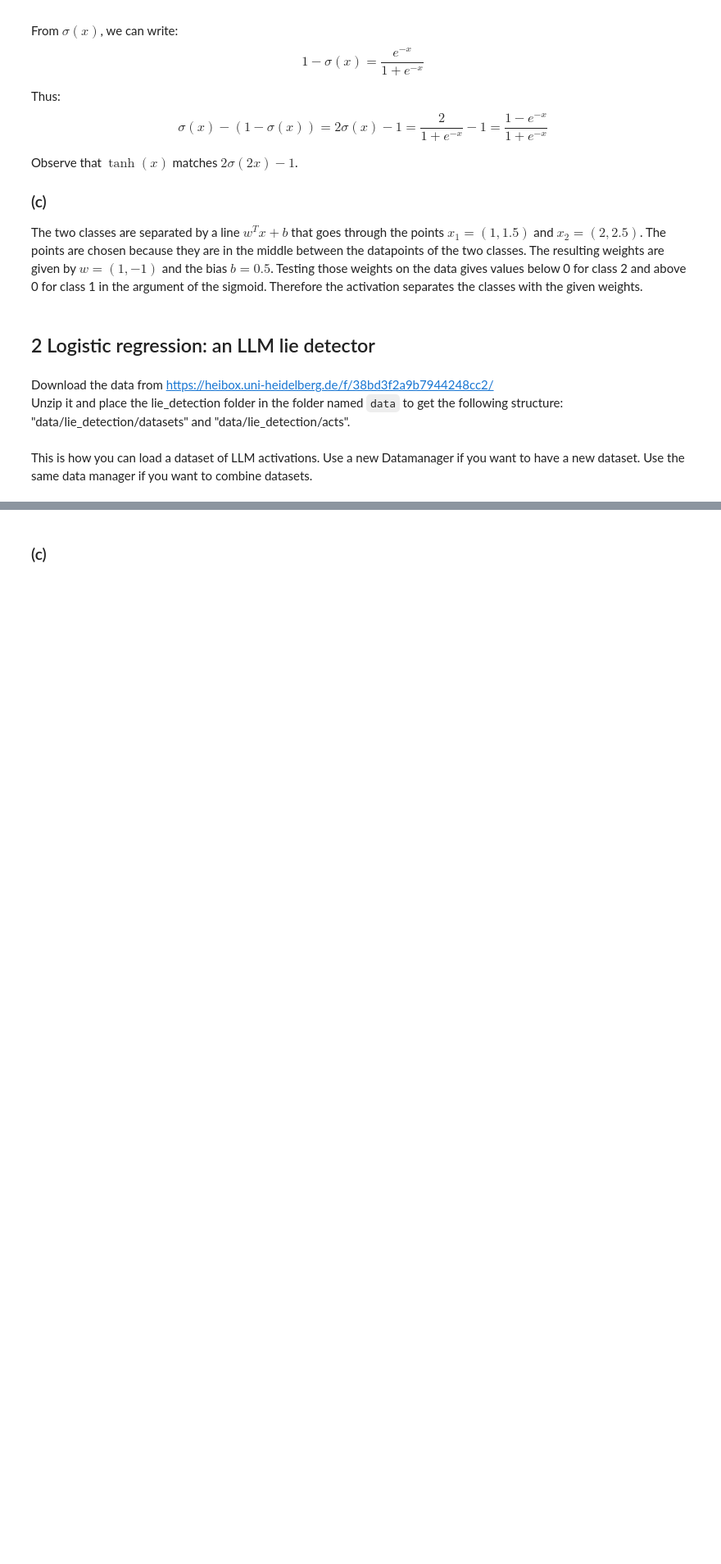
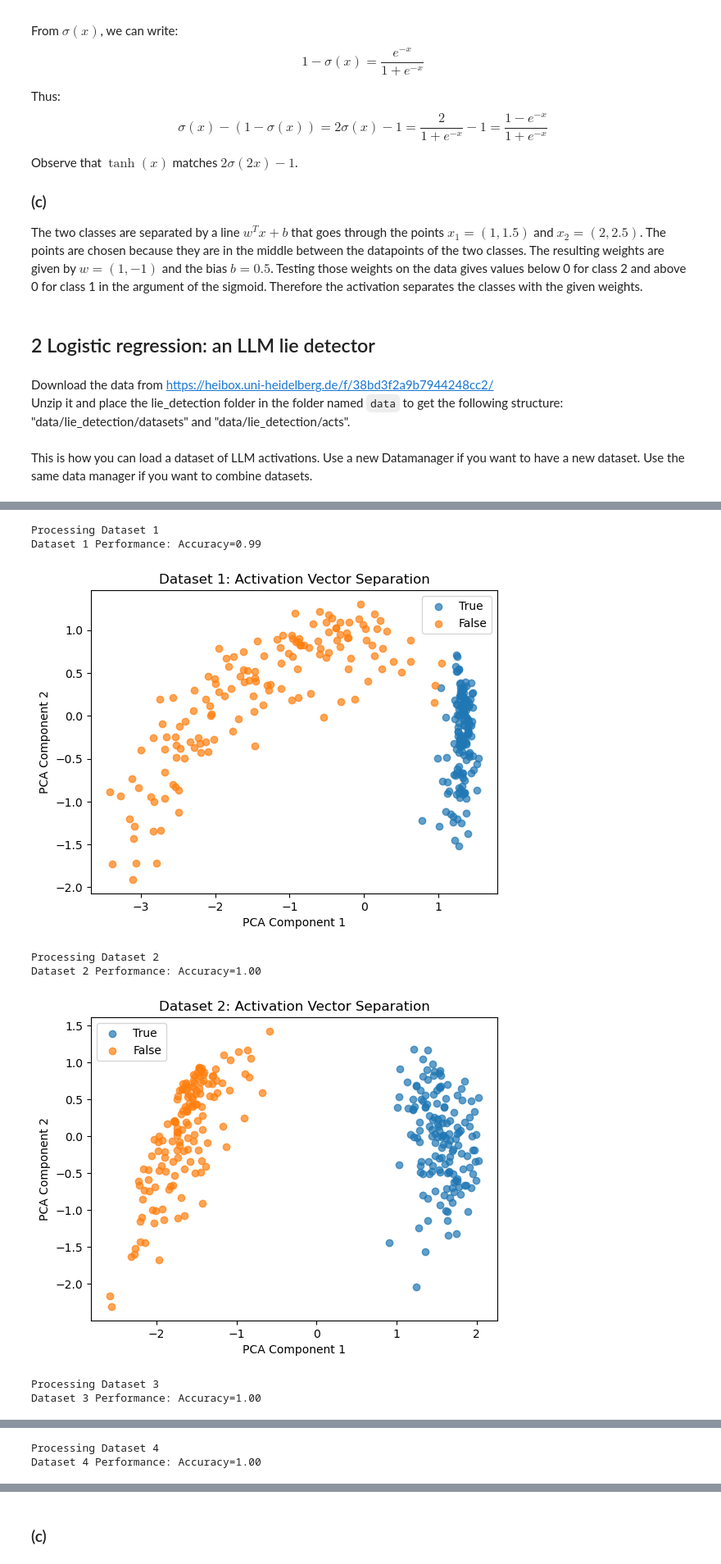
Before and after one commit to Alex2667/mlph_w24, a Jupyter notebook: sheet05/sheet05.ipynb, the cells around one changed output, grey strips where cells are left out. Shown: that part at 82% size. Cells and saved outputs as stored; diff of their text form; code cells hidden in the pictures; blank space fills up the shorter version.

```diff
--- a/sheet05/sheet05.ipynb
+++ b/sheet05/sheet05.ipynb
@@ -99,0 +119,46 @@ print(df.head(10))
+# %%
+from sklearn.linear_model import LogisticRegression
+from sklearn.metrics import accuracy_score
+from sklearn.decomposition import PCA
+import matplotlib.pyplot as plt
+
+accuracies = []
+
+for i, dataset_name in enumerate(dataset_names):
+    print(f"Processing Dataset {i + 1}")
+
+    dm = DataManager()
+    dm.add_dataset(dataset_name, "Llama3", "8B", "chat", layer=12, split=0.8, center=False,
+                    device='cpu', path_to_datasets=path_to_datasets, path_to_acts=path_to_acts)
+    X_train, y_train = dm.get('train')
+    X_test, y_test = dm.get('val')
+
+    clf = LogisticRegression(C=1e12, solver='liblinear')  # No regularization
+    clf.fit(X_train, y_train)
+
+    y_pred = clf.predict(X_test)
+    accuracy = accuracy_score(y_test, y_pred)
+    accuracies.append({'Dataset': i + 1, 'Accuracy': accuracy})
+
+    print(f"Dataset {i + 1} Performance: Accuracy={accuracy:.2f}")
+
+    activation_vectors = clf.decision_function(X_test).reshape(-1, 1)
+    pca = PCA(n_components=2)
+    reduced_features = pca.fit_transform(X_test)
+
+    plt.scatter(reduced_features[y_test == 1][:, 0], reduced_features[y_test == 1][:, 1], label='True', alpha=0.7)
+    plt.scatter(reduced_features[y_test == 0][:, 0], reduced_features[y_test == 0][:, 1], label='False', alpha=0.7)
+    plt.title(f'Dataset {i + 1}: Activation Vector Separation')
+    plt.xlabel('PCA Component 1')
+    plt.ylabel('PCA Component 2')
+    plt.legend()
+    plt.show()
+# %% [output]
+Processing Dataset 1
+Dataset 1 Performance: Accuracy=0.99
+[figure, added]
+Processing Dataset 2
+Dataset 2 Performance: Accuracy=1.00
+[figure, added]
+Processing Dataset 3
+Dataset 3 Performance: Accuracy=1.00
@@ -99,0 +166,2 @@ print(df.head(10))
+Processing Dataset 4
+Dataset 4 Performance: Accuracy=1.00
```
Also changed, not shown: parts of 37 cells of this notebook, 2 other files.
